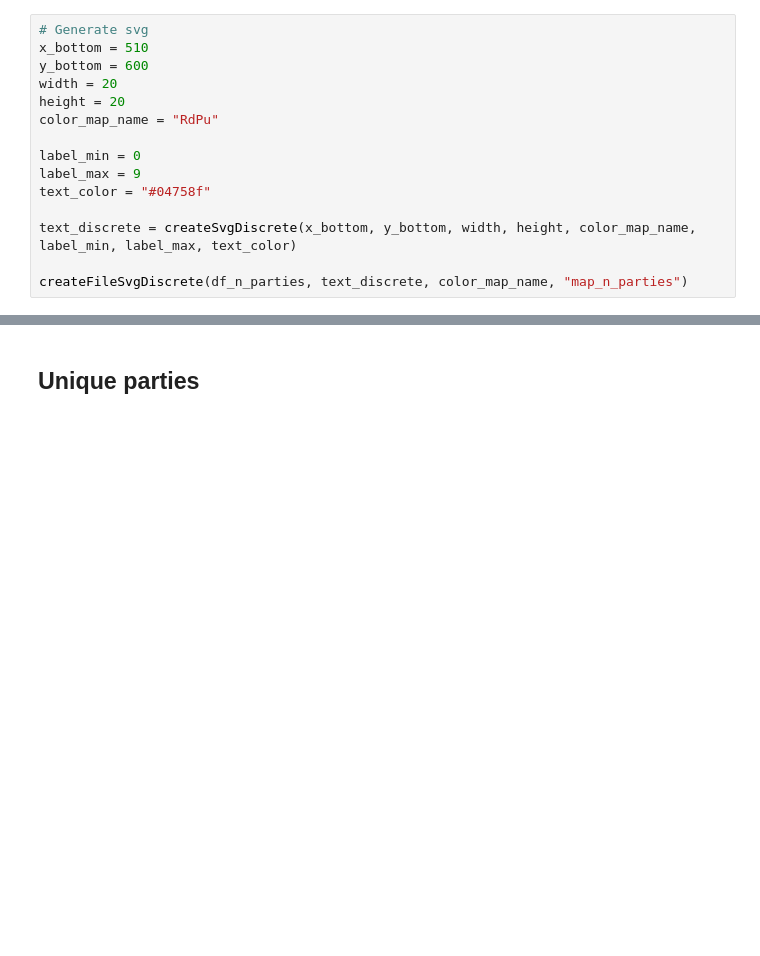
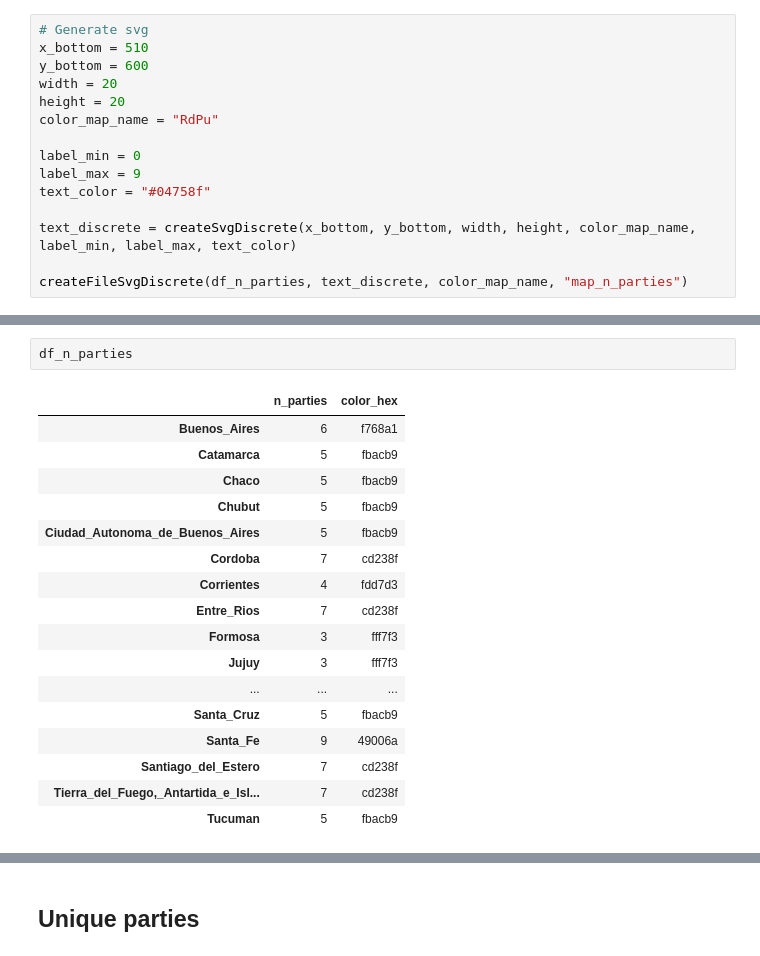
Before and after one commit to mattiasJohnson/infoviz-elecciones, a Jupyter notebook: infoviz_final.ipynb, the cells around one changed output, grey strips where cells are left out. Drawn from its saved outputs; the diff is of its cells as text; blank space fills up the shorter version.

```diff
--- a/infoviz_final.ipynb
+++ b/infoviz_final.ipynb
@@ -352,0 +414,20 @@ createFileSvgDiscrete(df_n_parties, text_discrete, color_map_name, "map_n_partie
+# %%
+df_n_parties
+# %% [output]
+|  | n_parties | color_hex |
+| Buenos_Aires | 6 | f768a1 |
+| Catamarca | 5 | fbacb9 |
+| Chaco | 5 | fbacb9 |
+| Chubut | 5 | fbacb9 |
+| Ciudad_Autonoma_de_Buenos_Aires | 5 | fbacb9 |
+| Cordoba | 7 | cd238f |
+| Corrientes | 4 | fdd7d3 |
+| Entre_Rios | 7 | cd238f |
+| Formosa | 3 | fff7f3 |
+| Jujuy | 3 | fff7f3 |
+| ... | ... | ... |
+| Santa_Cruz | 5 | fbacb9 |
+| Santa_Fe | 9 | 49006a |
+| Santiago_del_Estero | 7 | cd238f |
+| Tierra_del_Fuego,_Antartida_e_Isl... | 7 | cd238f |
+| Tucuman | 5 | fbacb9 |
```
Also changed, not shown: parts of 18 cells of this notebook.
